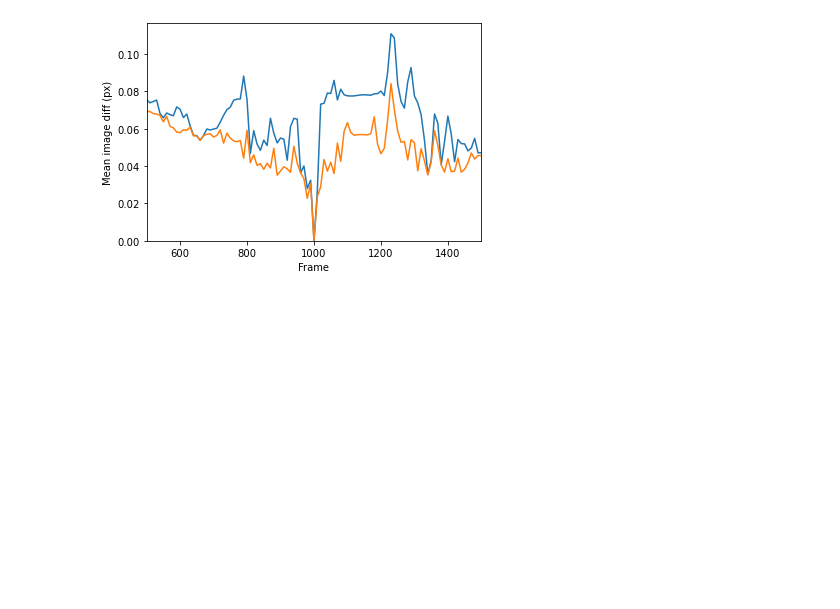
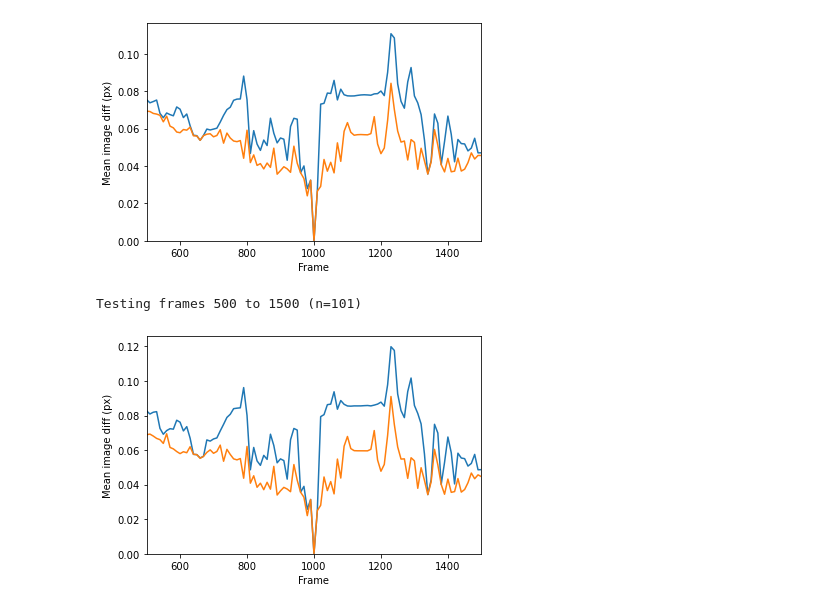
Before and after one commit to BrainsOnBoard/navbench, a Jupyter notebook: route_idfs_campus.ipynb, the cells around one changed output. Cells and saved outputs as stored; diff of their text form; code cells hidden in the pictures; blank space fills up the shorter version.

Commit message:
Allow for arbitrary image processing chain + use histeq

```diff
--- a/route_idfs_campus.ipynb
+++ b/route_idfs_campus.ipynb
@@ -1,17 +1,30 @@
 # %%
 import matplotlib.pyplot as plt
 import navbench
+from navbench import improc as ip
 
 FRAME_DIST  = 500
-IMSIZE    = (360, 110)
-FR_STEP   = 10
-FRAME     = 1000
-RIDF_STEP = 1
+IMSIZE      = (360, 110)
+FR_STEP     = 10
+FRAME       = 1000
+RIDF_STEP   = 2
 
-db = navbench.Database('bottom_of_campus/straight_route1_fwd', size=IMSIZE)
-db.plot_idfs_frames(FRAME, FRAME_DIST, FR_STEP, RIDF_STEP)
-plt.show()
+resize = ip.resize(*IMSIZE)
+
+db = navbench.Database('bottom_of_campus/straight_route1_fwd')
+
+plt.figure()
+db.plot_idfs_frames(FRAME, FRAME_DIST, resize, FR_STEP, RIDF_STEP)
 # %% [output]
 Warning: No CSV file found for databases/bottom_of_campus/straight_route1_fwd
 Testing frames 500 to 1500 (n=101)
 [figure]
+# %%
+# Same thing, but with histeq'd images
+histeq = ip.chain(resize, ip.histeq)
+
+plt.figure()
+db.plot_idfs_frames(FRAME, FRAME_DIST, histeq, FR_STEP, RIDF_STEP)
+# %% [output]
+Testing frames 500 to 1500 (n=101)
+[figure, added]
```
Also changed, not shown: 3 other files.
